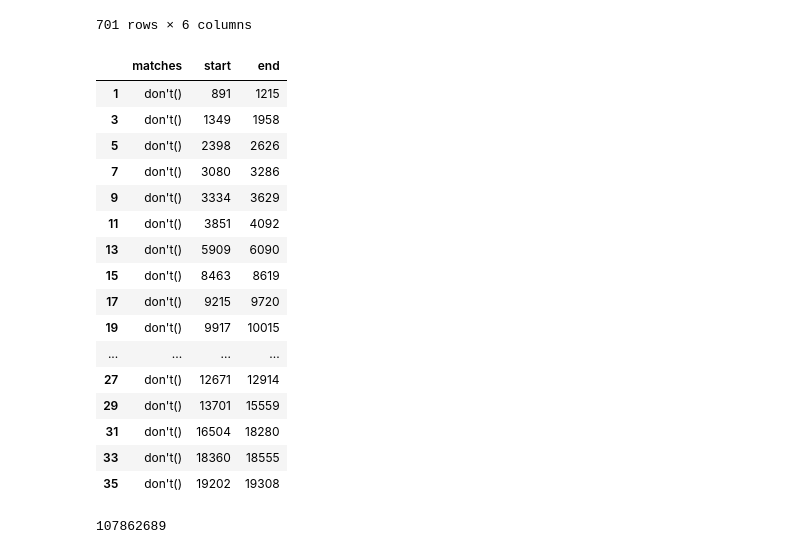
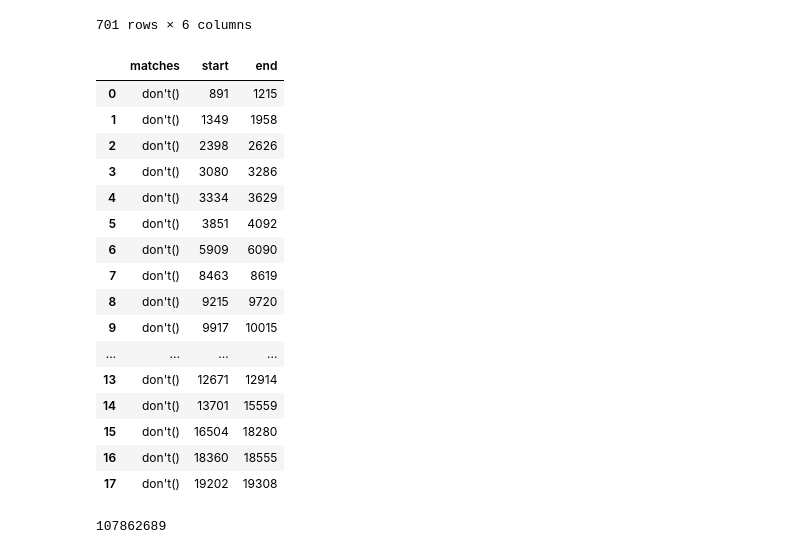
Before and after one commit to abrahamzetz/aoc_2024, a Jupyter notebook: aoc2024.ipynb, the cells around one changed output. Drawn from its saved outputs; the diff is of its cells as text; code cells hidden in the pictures.

Commit message:
adding reset_index for cosmetics

```diff
--- a/aoc2024.ipynb
+++ b/aoc2024.ipynb
@@ -279,50 +279,50 @@ matches_dont = [(match.group(), match.start()) for match in re.finditer(pattern_
 df_do = pd.DataFrame({
     'matches': [match[0] for match in matches_do],
     'start': [match[1] for match in matches_do]
 })
 
 df_dont = pd.DataFrame({
     'matches': [match[0] for match in matches_dont],
     'start': [match[1] for match in matches_dont]
 })
 
 df_flag = pd.concat([df_do, df_dont]).sort_values('start').reset_index(drop=True)
 
 # remove sequential duplicates
 last_match = None
 rows_to_keep = []
 
 for index, row in df_flag.iterrows():
     if row['matches'] != last_match:
         rows_to_keep.append(index)
         last_match = row['matches']
 
 df_filtered = df_flag.loc[rows_to_keep].reset_index(drop=True)
 
 # add end column with the start of the next flag
 df_filtered['end'] = df_filtered.shift(-1)['start'].fillna(len(data)).astype(int)
 
 # keep only donts
-df_exclude = df_filtered[df_filtered['matches'] == 'don\'t()']
+df_exclude = df_filtered[df_filtered['matches'] == 'don\'t()'].reset_index(drop=True)
 df_exclude
 # %% [output]
 |  | matches | start | end |
-| 1 | don't() | 891 | 1215 |
-| 3 | don't() | 1349 | 1958 |
-| 5 | don't() | 2398 | 2626 |
-| 7 | don't() | 3080 | 3286 |
-| 9 | don't() | 3334 | 3629 |
-| 11 | don't() | 3851 | 4092 |
-| 13 | don't() | 5909 | 6090 |
-| 15 | don't() | 8463 | 8619 |
-| 17 | don't() | 9215 | 9720 |
-| 19 | don't() | 9917 | 10015 |
+| 0 | don't() | 891 | 1215 |
+| 1 | don't() | 1349 | 1958 |
+| 2 | don't() | 2398 | 2626 |
+| 3 | don't() | 3080 | 3286 |
+| 4 | don't() | 3334 | 3629 |
+| 5 | don't() | 3851 | 4092 |
+| 6 | don't() | 5909 | 6090 |
+| 7 | don't() | 8463 | 8619 |
+| 8 | don't() | 9215 | 9720 |
+| 9 | don't() | 9917 | 10015 |
 | ... | ... | ... | ... |
-| 27 | don't() | 12671 | 12914 |
-| 29 | don't() | 13701 | 15559 |
-| 31 | don't() | 16504 | 18280 |
-| 33 | don't() | 18360 | 18555 |
-| 35 | don't() | 19202 | 19308 |
+| 13 | don't() | 12671 | 12914 |
+| 14 | don't() | 13701 | 15559 |
+| 15 | don't() | 16504 | 18280 |
+| 16 | don't() | 18360 | 18555 |
+| 17 | don't() | 19202 | 19308 |
 # %%
 df['is_excluded'] = df.apply(lambda x: any((x['start'] >= start) and (x['end'] <= end) for start, end in zip(df_exclude['start'], df_exclude['end'])), axis=1)
 df['product_excluded'] = df['product'] * ~df['is_excluded']
```
